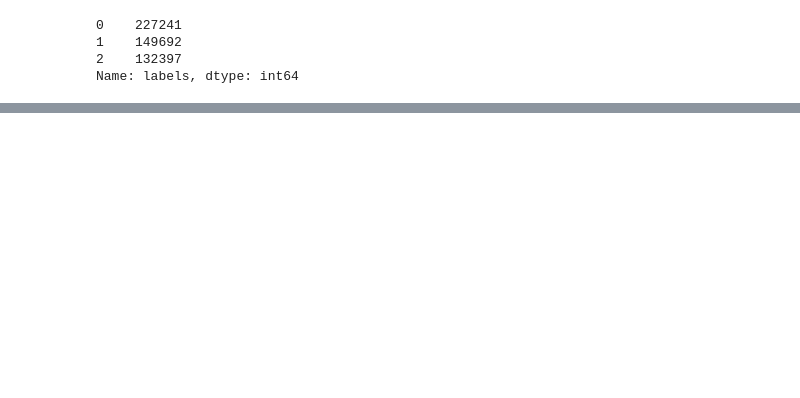
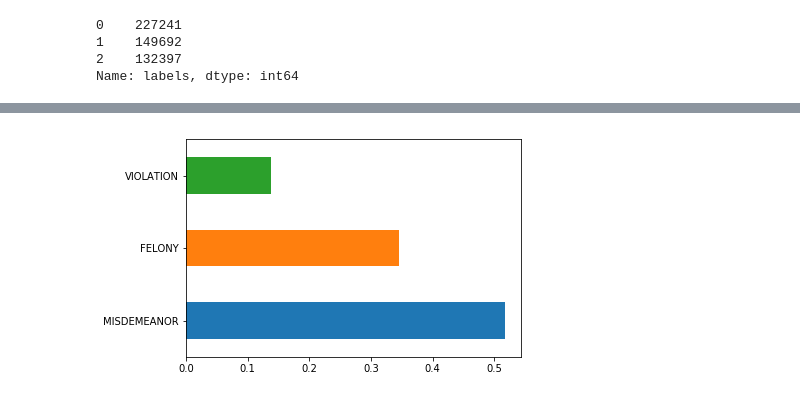
Before and after one commit to noopurP/NBAY6170_project, a Jupyter notebook: nypd_dataset.ipynb, the cells around one changed output, grey strips where cells are left out. Cells and saved outputs as stored; diff of their text form; code cells hidden in the pictures; blank space fills up the shorter version.

```diff
--- a/nypd_dataset.ipynb
+++ b/nypd_dataset.ipynb
@@ -259,0 +465,7 @@ for i in range(3):
+# %%
+df_tmp = df[df['BORO_CAT'] == 3]
+df_tmp = df_tmp['LAW_CAT_CD'].value_counts() / df_tmp.shape[0]
+df_tmp.plot(kind='barh', stacked=True)
+plt.show()
+# %% [output]
+[figure, added]
```
Also changed, not shown: parts of 26 cells of this notebook.
